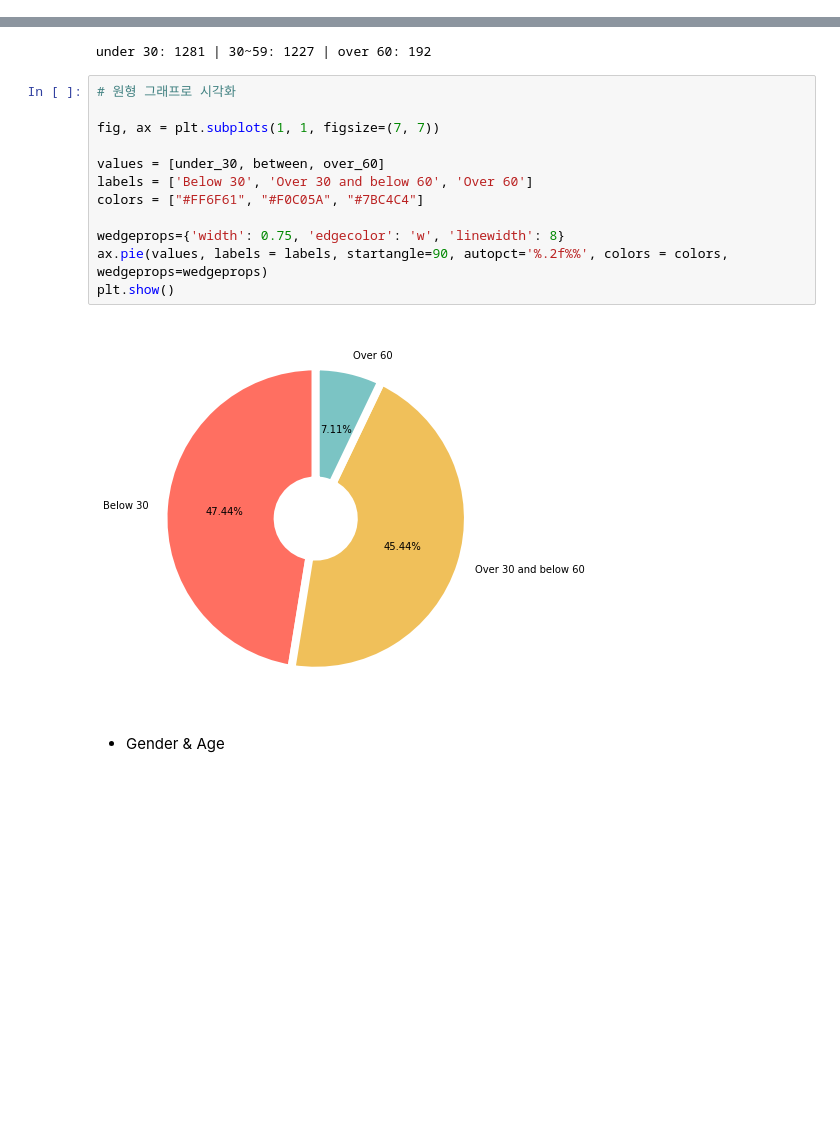
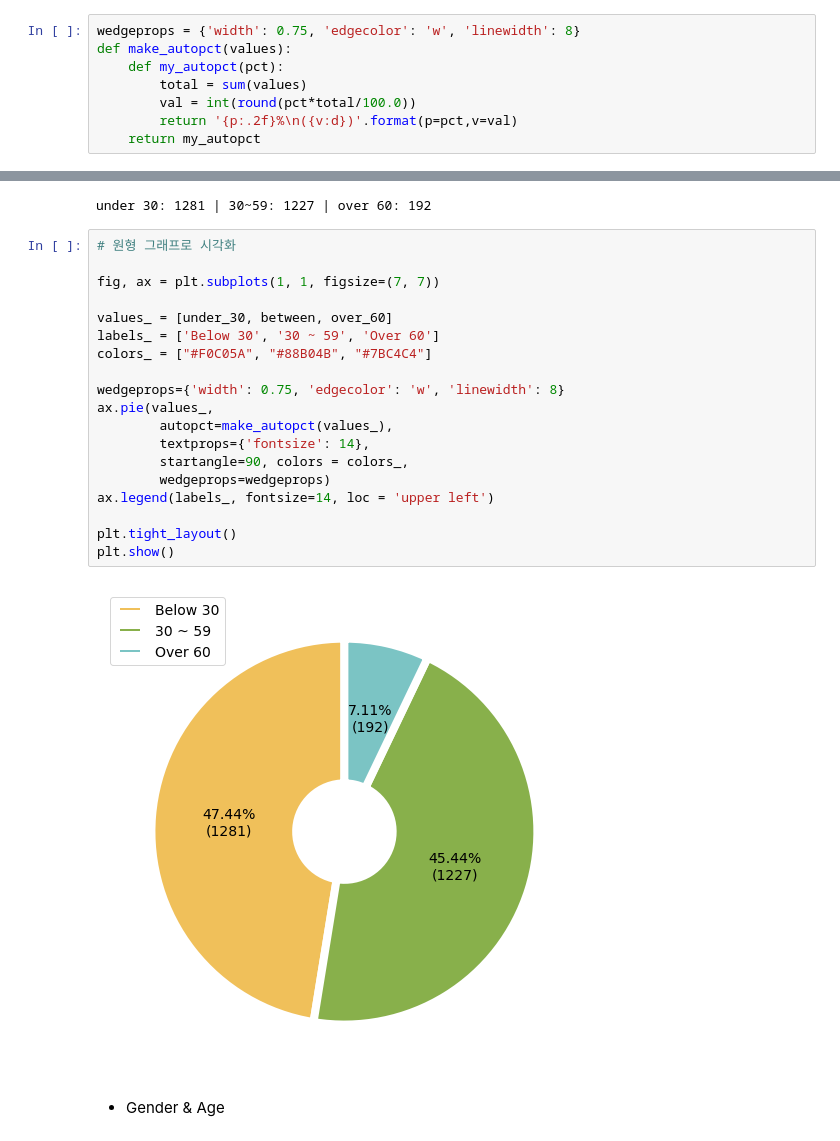
Before and after one commit to boostcampaitech4cv2/level1_imageclassification_cv-level1-cv-09, a Jupyter notebook: EDA.ipynb, the cells around one changed output, grey strips where cells are left out. Saved outputs shown, nothing was run; the diff lists cells and outputs as text; blank space fills up the shorter version.

```diff
--- a/EDA.ipynb
+++ b/EDA.ipynb
@@ -43,6 +43,14 @@ df.head()
 ## 1. Data Bias
 # %% [markdown]
 Data 분포도를 알아보기 위해 각 label별 이미지의 개수를 알아보고, matplotlib을 이용해 시각화했습니다.
+# %%
+wedgeprops = {'width': 0.75, 'edgecolor': 'w', 'linewidth': 8}
+def make_autopct(values):
+    def my_autopct(pct):
+        total = sum(values)
+        val = int(round(pct*total/100.0))
+        return '{p:.2f}%\n({v:d})'.format(p=pct,v=val)
+    return my_autopct
 # %% [markdown]
 * gender
 # %%
@@ -90,16 +104,23 @@ under 30: 1281 | 30~59: 1227 | over 60: 192
 # %%
 # 원형 그래프로 시각화
 
 fig, ax = plt.subplots(1, 1, figsize=(7, 7))
 
-values = [under_30, between, over_60]
-labels = ['Below 30', 'Over 30 and below 60', 'Over 60']
-colors = ["#FF6F61", "#F0C05A", "#7BC4C4"]
+values_ = [under_30, between, over_60]
+labels_ = ['Below 30', '30 ~ 59', 'Over 60']
+colors_ = ["#F0C05A", "#88B04B", "#7BC4C4"]
 
 wedgeprops={'width': 0.75, 'edgecolor': 'w', 'linewidth': 8}
-ax.pie(values, labels = labels, startangle=90, autopct='%.2f%%', colors = colors, wedgeprops=wedgeprops)
+ax.pie(values_,
+        autopct=make_autopct(values_),
+        textprops={'fontsize': 14},
+        startangle=90, colors = colors_,
+        wedgeprops=wedgeprops)
+ax.legend(labels_, fontsize=14, loc = 'upper left')
+
+plt.tight_layout()
 plt.show()
 # %% [output]
-[figure, old version]
+[figure, new version]
 # %% [markdown]
 * Gender & Age
```
Also changed, not shown: parts of 7 cells of this notebook.
